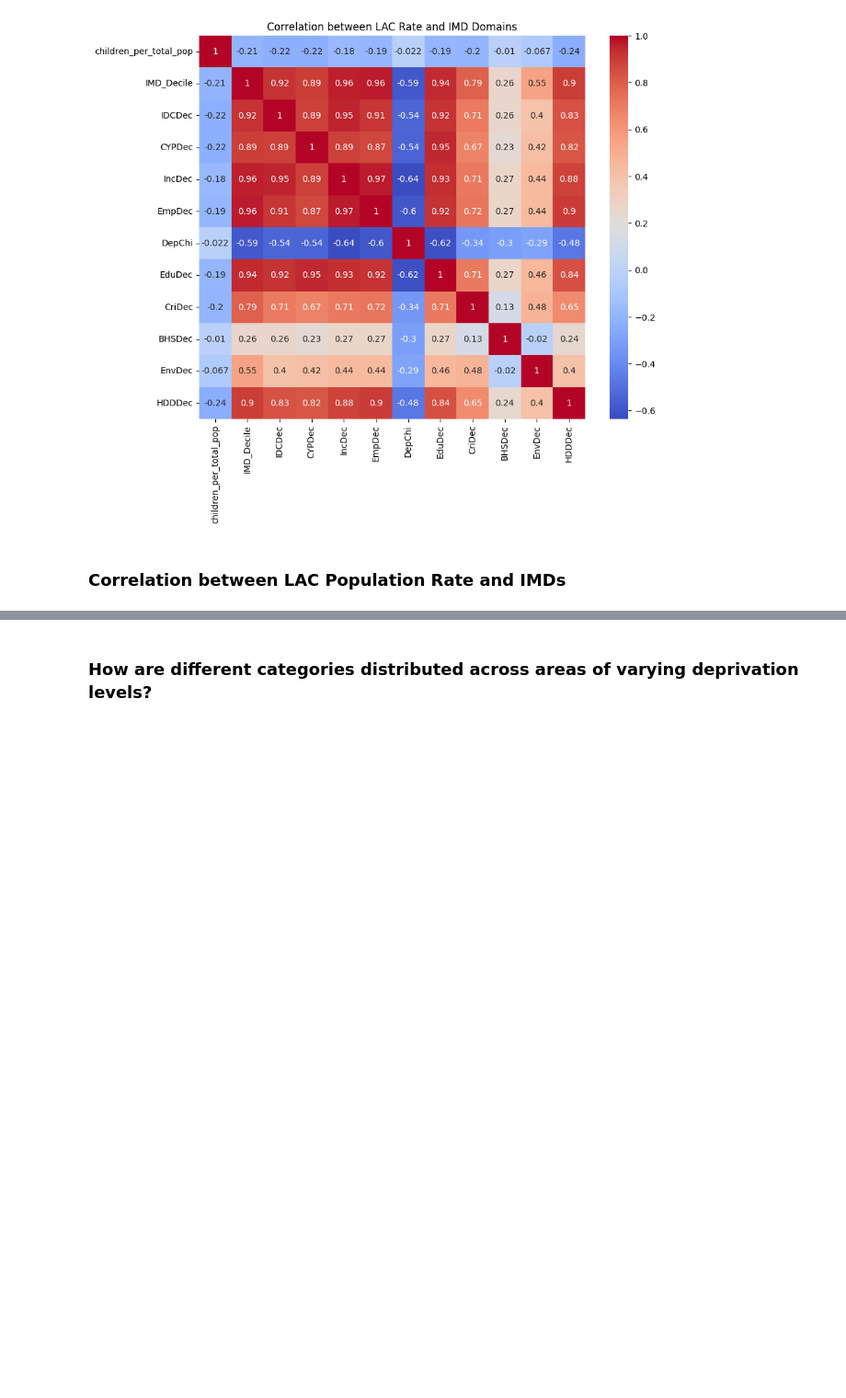
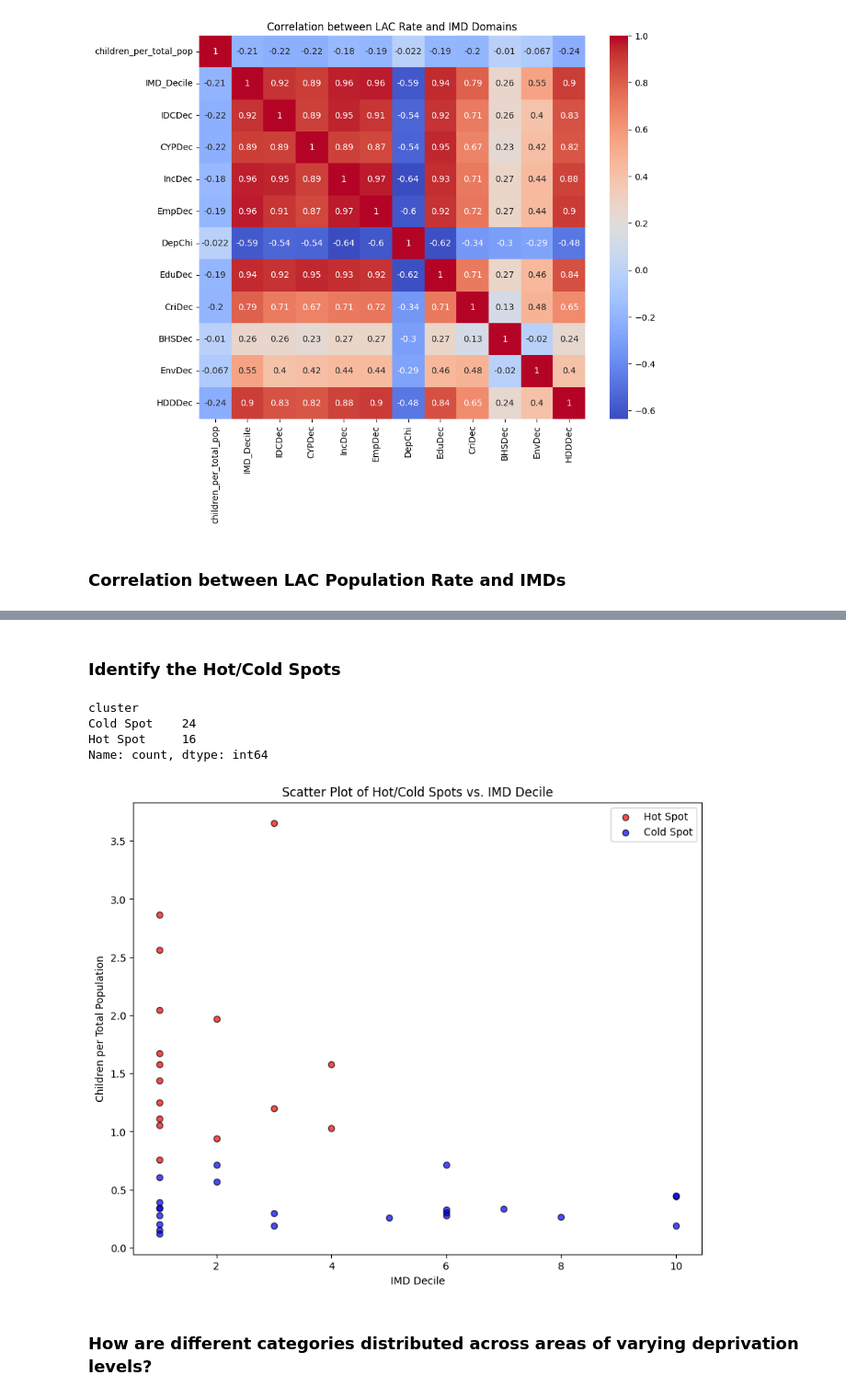
Before and after one commit to ConnectedBradford/CB_2649, a Jupyter notebook: notebooks/lac_lsoa_analysis.ipynb, the cells around one changed output, grey strips where cells are left out. Shown at 92% size. Cells and saved outputs as stored; diff of their text form; code cells hidden in the pictures; blank space fills up the shorter version.

```diff
--- a/notebooks/lac_lsoa_analysis.ipynb
+++ b/notebooks/lac_lsoa_analysis.ipynb
@@ -728,3 +721,5 @@ Notes:
 [1] Standard Errors assume that the covariance matrix of the errors is correctly specified.
 [2] The condition number is large, 2.84e+03. This might indicate that there are
 strong multicollinearity or other numerical problems.
+# %% [markdown]
+### Identify the Hot/Cold Spots
@@ -731,3 +756,38 @@ strong multicollinearity or other numerical problems.
+# %%
+hot_cold_merged.cluster.value_counts()
+# %% [output]
+cluster
+Cold Spot    24
+Hot Spot     16
+Name: count, dtype: int64
+# %%
+# Define colors for the clusters of interest.
+color_map = {"Hot Spot": "red", "Cold Spot": "blue"}
+
+plt.figure(figsize=(10, 8))
+
+# Filter the data to include only hot and cold spots.
+scatter_data = hot_cold_merged[hot_cold_merged["cluster"].isin(["Hot Spot", "Cold Spot"])]
+
+# Loop over each cluster type and plot its points.
+for cluster, color in color_map.items():
+    cluster_subset = scatter_data[scatter_data["cluster"] == cluster]
+    plt.scatter(
+        cluster_subset["IMD_Decile"],
+        cluster_subset["children_per_total_pop"],
+        color=color,
+        label=cluster,
+        edgecolor="k",
+        alpha=0.7
+    )
+
+plt.xlabel("IMD Decile")
+plt.ylabel("Children per Total Population")
+plt.title("Scatter Plot of Hot/Cold Spots vs. IMD Decile")
+plt.legend()
+plt.show()
+# %% [output]
+[figure, added]
 # %% [markdown]
 ### How are different categories distributed across areas of varying deprivation levels?
 # %%
```
Also changed, not shown: parts of 25 cells of this notebook.
